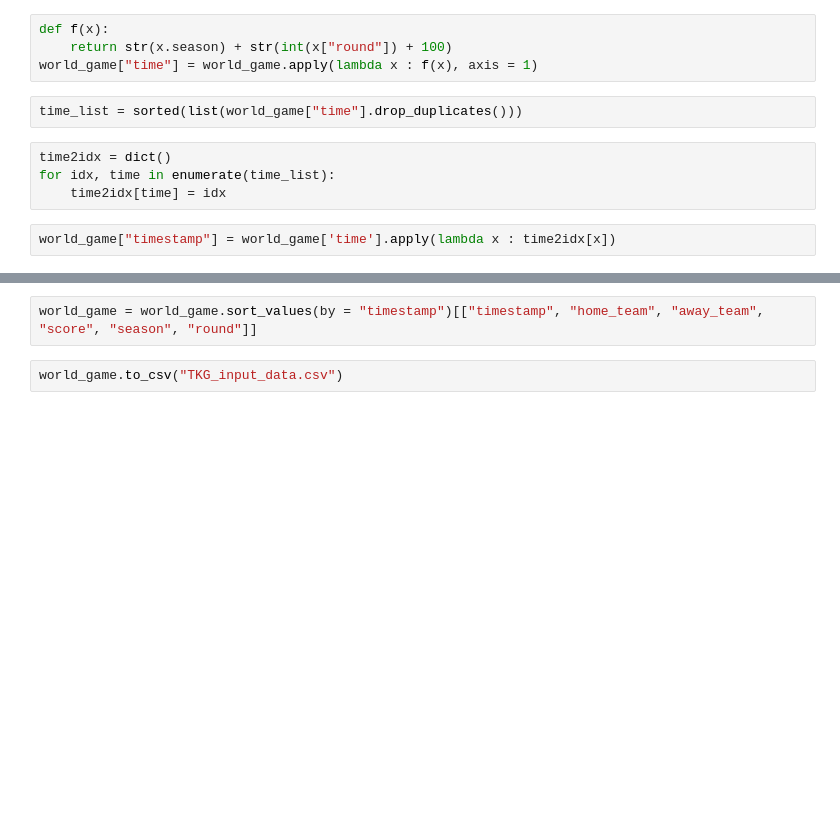
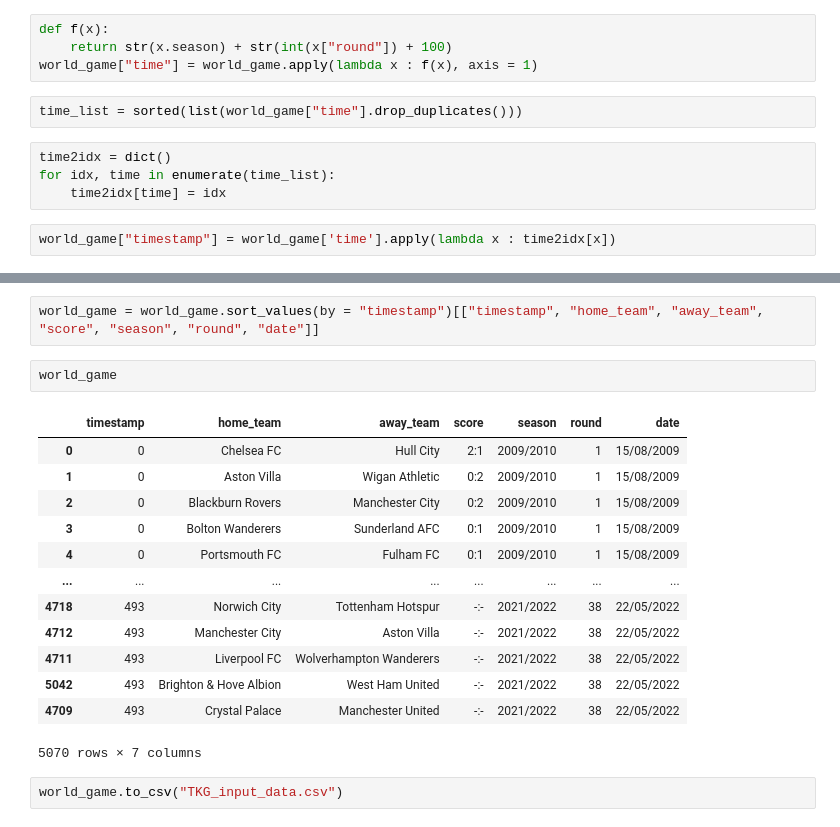
Before and after one commit to jeayoung114/EPL-Knowledge-Graph-and-Game-Prediction, a Jupyter notebook: TKG data/TKG data generation.ipynb, the cells around one changed output, grey strips where cells are left out. Cells and saved outputs as stored; diff of their text form; blank space fills up the shorter version.

```diff
--- a/TKG data/TKG data generation.ipynb
+++ b/TKG data/TKG data generation.ipynb
@@ -49,4 +47,20 @@ world_game
 # %%
-world_game = world_game.sort_values(by = "timestamp")[["timestamp", "home_team", "away_team", "score", "season", "round"]]
+world_game = world_game.sort_values(by = "timestamp")[["timestamp", "home_team", "away_team", "score", "season", "round", "date"]]
+# %%
+world_game
+# %% [output]
+|  | timestamp | home_team | away_team | score | season | round | date |
+| 0 | 0 | Chelsea FC | Hull City | 2:1 | 2009/2010 | 1 | 15/08/2009 |
+| 1 | 0 | Aston Villa | Wigan Athletic | 0:2 | 2009/2010 | 1 | 15/08/2009 |
+| 2 | 0 | Blackburn Rovers | Manchester City | 0:2 | 2009/2010 | 1 | 15/08/2009 |
+| 3 | 0 | Bolton Wanderers | Sunderland AFC | 0:1 | 2009/2010 | 1 | 15/08/2009 |
+| 4 | 0 | Portsmouth FC | Fulham FC | 0:1 | 2009/2010 | 1 | 15/08/2009 |
+| ... | ... | ... | ... | ... | ... | ... | ... |
+| 4718 | 493 | Norwich City | Tottenham Hotspur | -:- | 2021/2022 | 38 | 22/05/2022 |
+| 4712 | 493 | Manchester City | Aston Villa | -:- | 2021/2022 | 38 | 22/05/2022 |
+| 4711 | 493 | Liverpool FC | Wolverhampton Wanderers | -:- | 2021/2022 | 38 | 22/05/2022 |
+| 5042 | 493 | Brighton & Hove Albion | West Ham United | -:- | 2021/2022 | 38 | 22/05/2022 |
+| 4709 | 493 | Crystal Palace | Manchester United | -:- | 2021/2022 | 38 | 22/05/2022 |
+5070 rows × 7 columns
 # %%
 world_game.to_csv("TKG_input_data.csv")
```
Also changed, not shown: parts of 17 cells of this notebook, 2 other files.
